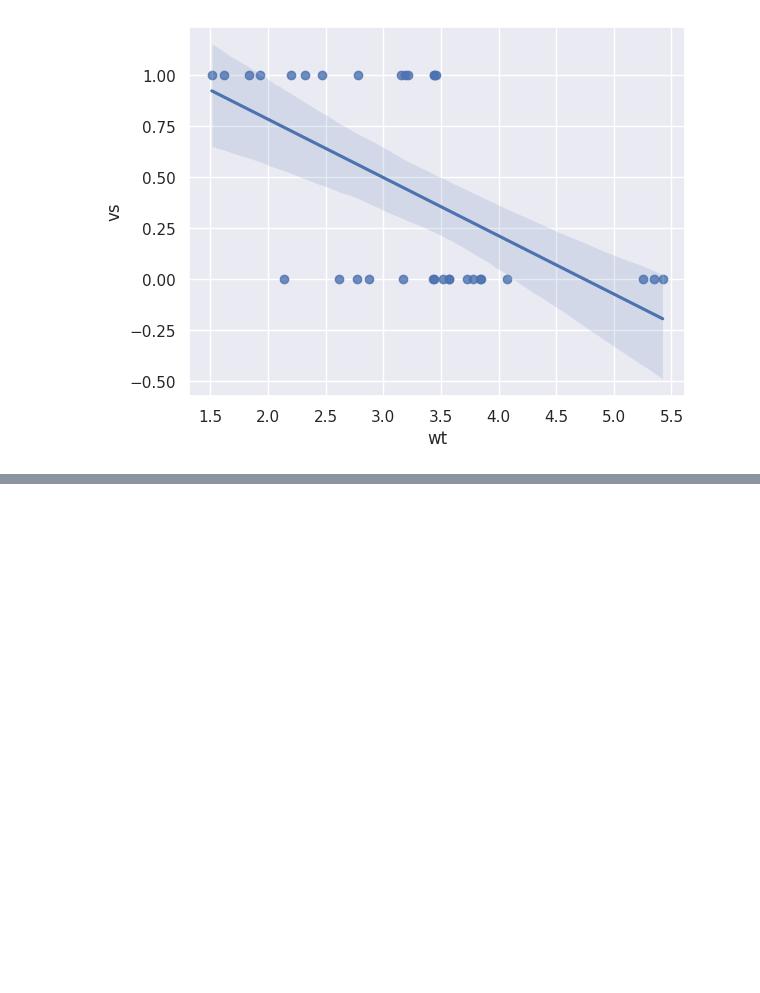
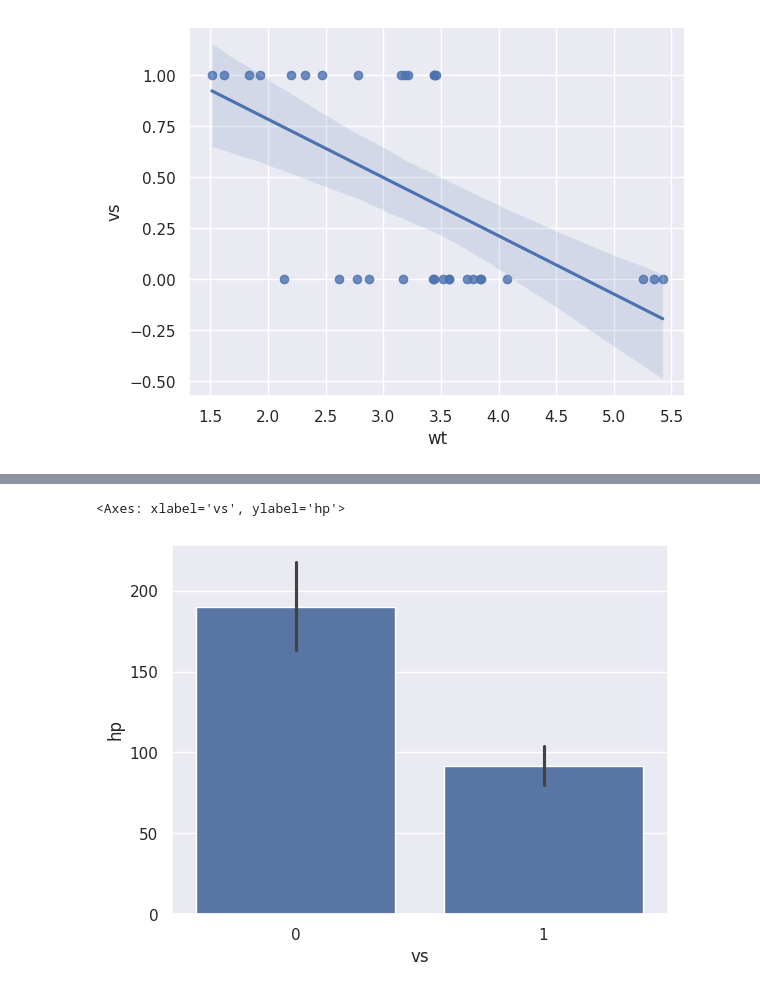
Before and after one commit to nikitha-kote/demo_nikitha, a Jupyter notebook: Untitled1.ipynb, the cells around one changed output, grey strips where cells are left out. Drawn from its saved outputs; the diff is of its cells as text; code cells hidden in the pictures; blank space fills up the shorter version.

```diff
--- a/Untitled1.ipynb
+++ b/Untitled1.ipynb
@@ -169,0 +175,5 @@ sns.regplot(x='wt' , y='vs' , data=df)
+# %%
+sns.barplot(x='vs' , y='hp' , data=df)
+# %% [output]
+<Axes: xlabel='vs', ylabel='hp'>
+[figure, added]
```
Also changed, not shown: parts of 6 cells of this notebook.
